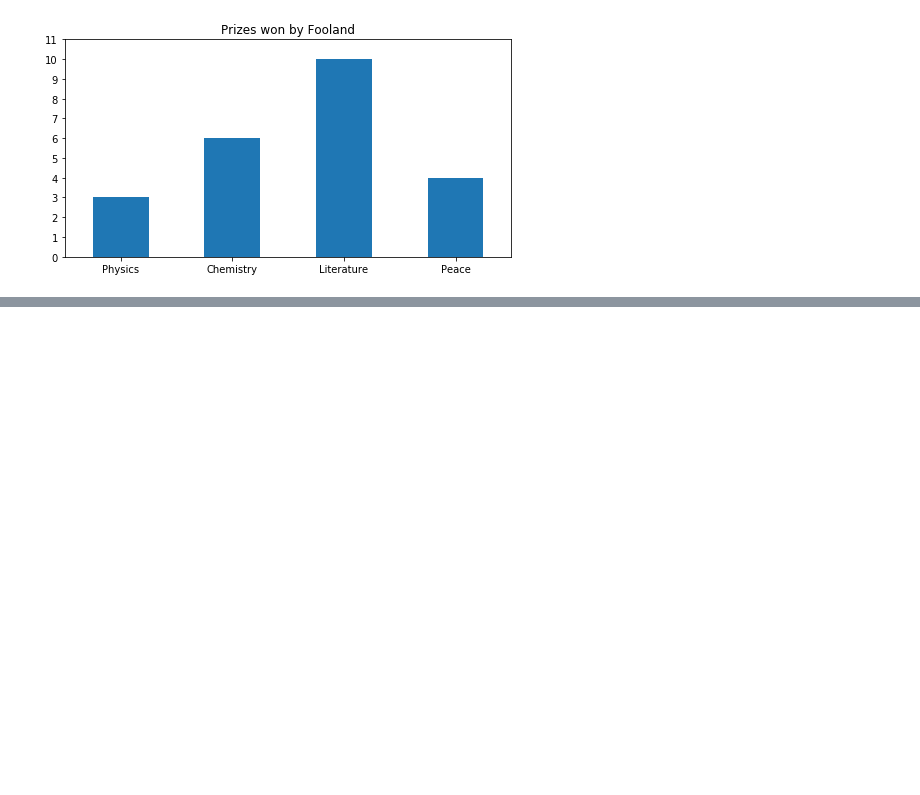
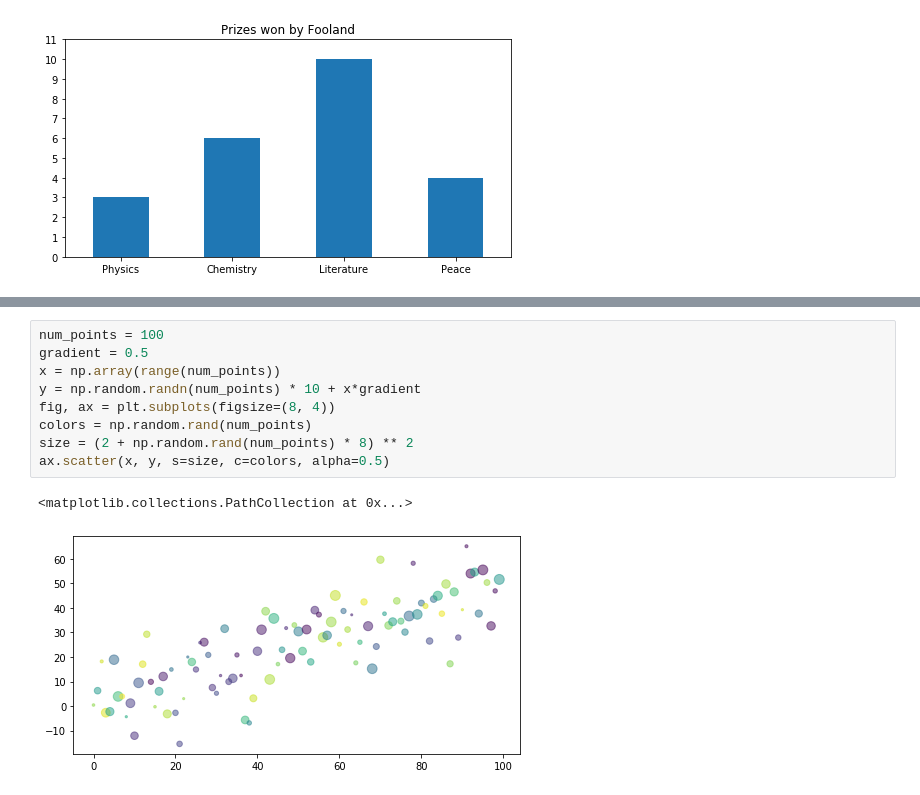
Before and after one commit to Jianhua-Wang/pyjsviz, a Jupyter notebook: matplotlib.ipynb, the cells around one changed output, grey strips where cells are left out. Saved outputs shown, nothing was run; the diff lists cells and outputs as text; blank space fills up the shorter version.

Commit message:
matplotlib

```diff
--- a/matplotlib.ipynb
+++ b/matplotlib.ipynb
@@ -118,0 +112,12 @@ fig.tight_layout(pad=2)
+# %%
+num_points = 100
+gradient = 0.5
+x = np.array(range(num_points))
+y = np.random.randn(num_points) * 10 + x*gradient
+fig, ax = plt.subplots(figsize=(8, 4))
+colors = np.random.rand(num_points)
+size = (2 + np.random.rand(num_points) * 8) ** 2
+ax.scatter(x, y, s=size, c=colors, alpha=0.5)
+# %% [output]
+<matplotlib.collections.PathCollection at 0x...>
+[figure, added]
```
Also changed, not shown: parts of 12 cells of this notebook, 1 other file.
